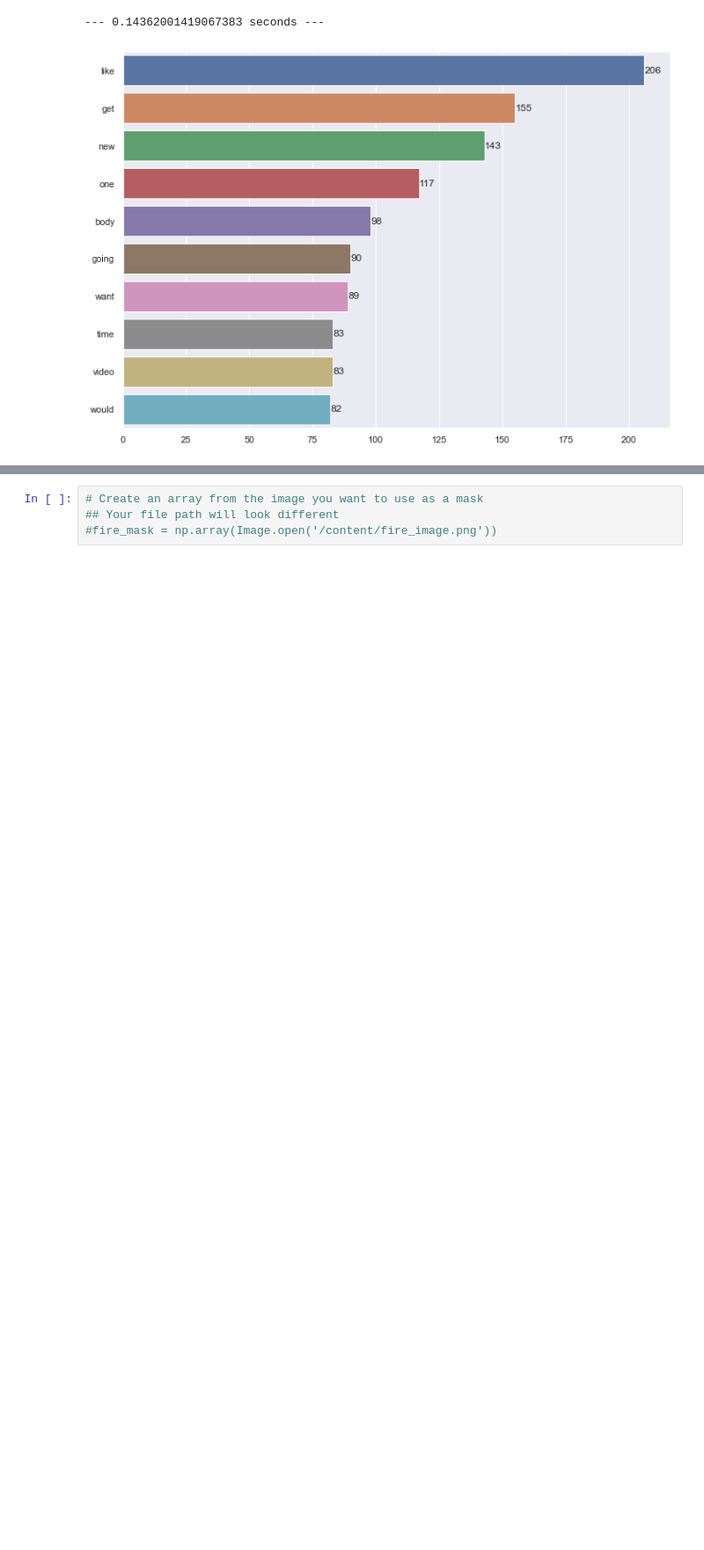
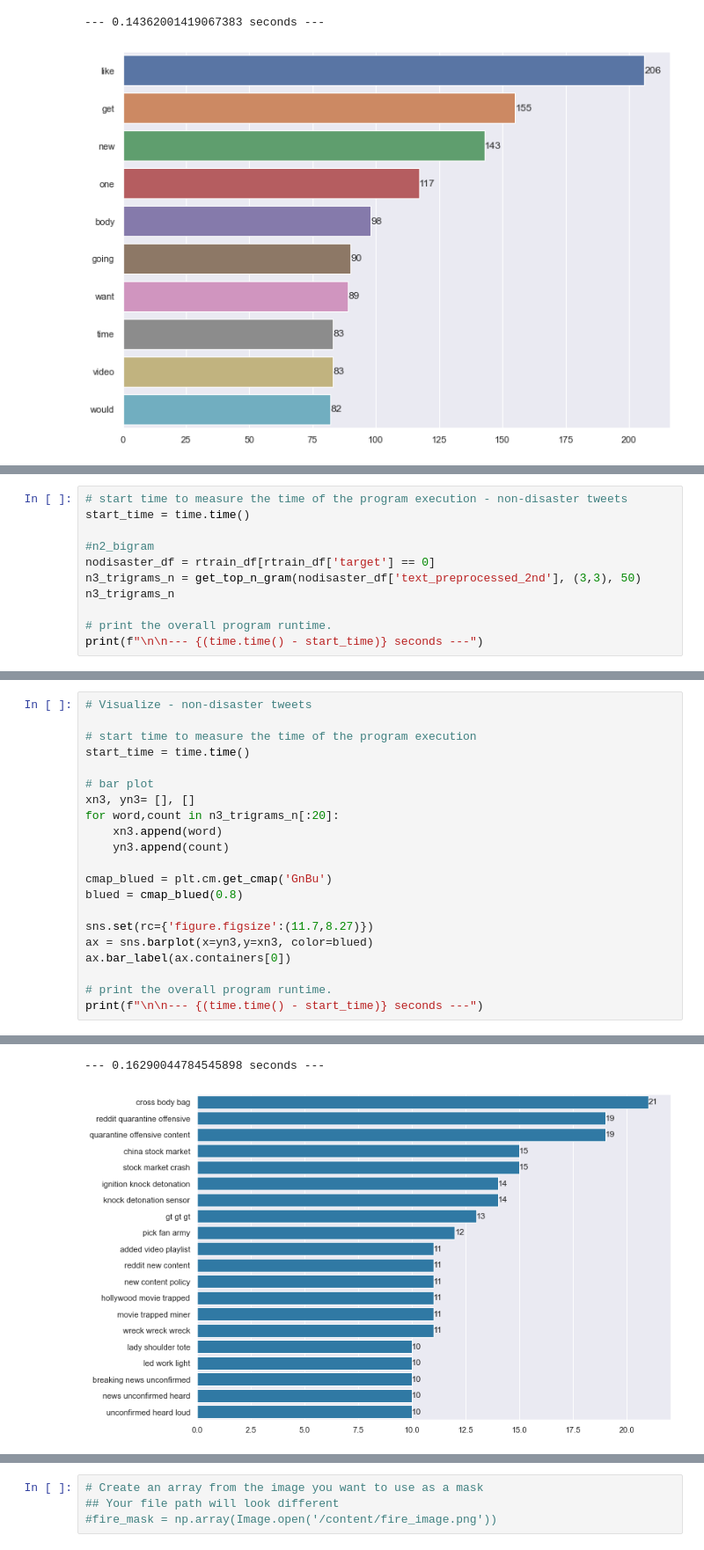
Before and after one commit to Nicole-Hong/LHL_Final_Project_NLP, a Jupyter notebook: src/nlp_disaster_preprocessing_EDA.ipynb, the cells around one changed output, grey strips where cells are left out. Shown at 88% size. Saved outputs shown, nothing was run; the diff lists cells and outputs as text; blank space fills up the shorter version.

```diff
--- a/src/nlp_disaster_preprocessing_EDA.ipynb
+++ b/src/nlp_disaster_preprocessing_EDA.ipynb
@@ -2214,0 +2525,11 @@ print(f"\n\n--- {(time.time() - start_time)} seconds ---")
+# %%
+# start time to measure the time of the program execution - non-disaster tweets
+start_time = time.time()
+
+#n2_bigram
+nodisaster_df = rtrain_df[rtrain_df['target'] == 0]
+n3_trigrams_n = get_top_n_gram(nodisaster_df['text_preprocessed_2nd'], (3,3), 50)
+n3_trigrams_n
+
+# print the overall program runtime.
+print(f"\n\n--- {(time.time() - start_time)} seconds ---")
@@ -2214,0 +2555,22 @@ print(f"\n\n--- {(time.time() - start_time)} seconds ---")
+# %%
+# Visualize - non-disaster tweets
+
+# start time to measure the time of the program execution
+start_time = time.time()
+
+# bar plot
+xn3, yn3= [], []
+for word,count in n3_trigrams_n[:20]:
+    xn3.append(word)
+    yn3.append(count)
+
+cmap_blued = plt.cm.get_cmap('GnBu')
+blued = cmap_blued(0.8)
+
+sns.set(rc={'figure.figsize':(11.7,8.27)})
+ax = sns.barplot(x=yn3,y=xn3, color=blued)
+ax.bar_label(ax.containers[0])
+
+# print the overall program runtime.
+print(f"\n\n--- {(time.time() - start_time)} seconds ---")
+# %% [output]
@@ -2214,0 +2597,2 @@ print(f"\n\n--- {(time.time() - start_time)} seconds ---")
+--- 0.16290044784545898 seconds ---
+[figure, added]
```
Also changed, not shown: parts of 22 cells of this notebook.
